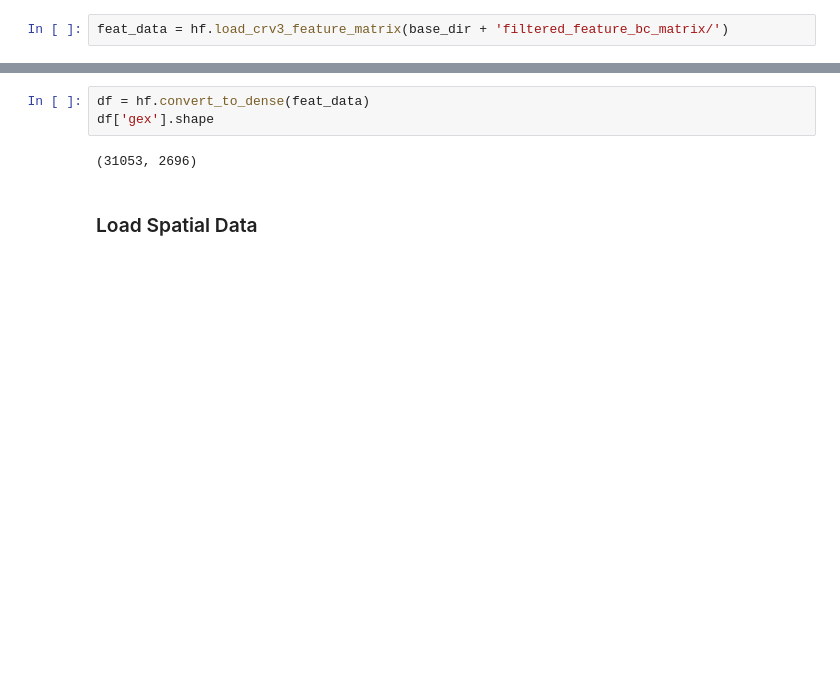
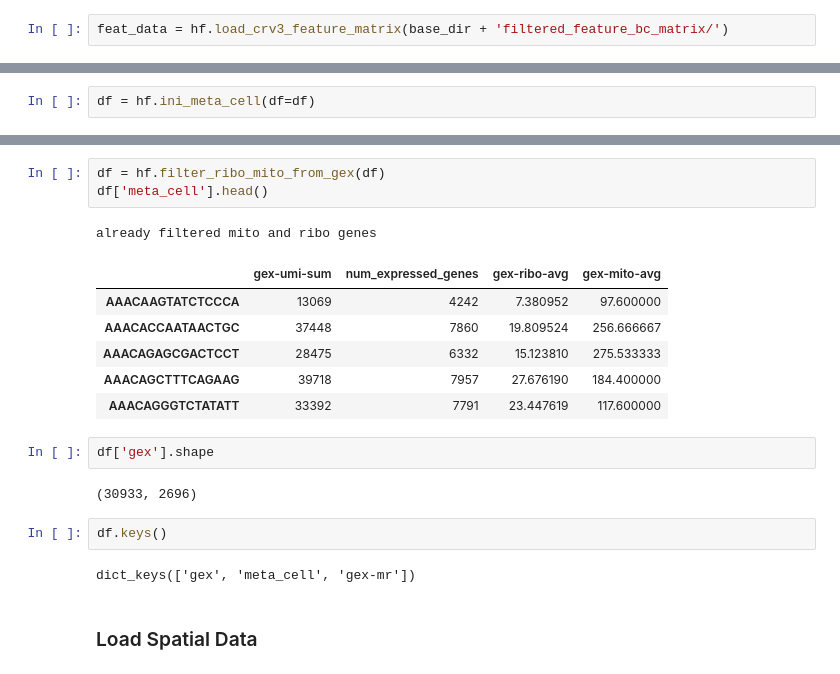
Before and after one commit to ismms-himc/visium-clustergrammer2, a Jupyter notebook: notebooks/0.1.0_Load_Visium_Data.ipynb, the cells around one changed output, grey strips where cells are left out. Drawn from its saved outputs; the diff is of its cells as text; blank space fills up the shorter version.

```diff
--- a/notebooks/0.1.0_Load_Visium_Data.ipynb
+++ b/notebooks/0.1.0_Load_Visium_Data.ipynb
@@ -37,0 +33,2 @@ gex
+# %%
+df = hf.ini_meta_cell(df=df)
@@ -38,8 +48,22 @@ gex
+# %%
+df = hf.filter_ribo_mito_from_gex(df)
+df['meta_cell'].head()
+# %% [output]
+already filtered mito and ribo genes
+|  | gex-umi-sum | num_expressed_genes | gex-ribo-avg | gex-mito-avg |
+| AAACAAGTATCTCCCA | 13069 | 4242 | 7.380952 | 97.600000 |
+| AAACACCAATAACTGC | 37448 | 7860 | 19.809524 | 256.666667 |
+| AAACAGAGCGACTCCT | 28475 | 6332 | 15.123810 | 275.533333 |
+| AAACAGCTTTCAGAAG | 39718 | 7957 | 27.676190 | 184.400000 |
+| AAACAGGGTCTATATT | 33392 | 7791 | 23.447619 | 117.600000 |
 # %%
-df = hf.convert_to_dense(feat_data)
 df['gex'].shape
 # %% [output]
-(31053, 2696)
+(30933, 2696)
+# %%
+df.keys()
+# %% [output]
+dict_keys(['gex', 'meta_cell', 'gex-mr'])
 # %% [markdown]
 ### Load Spatial Data
 # %%
```
Also changed, not shown: parts of 7 cells of this notebook, 1 other file.
